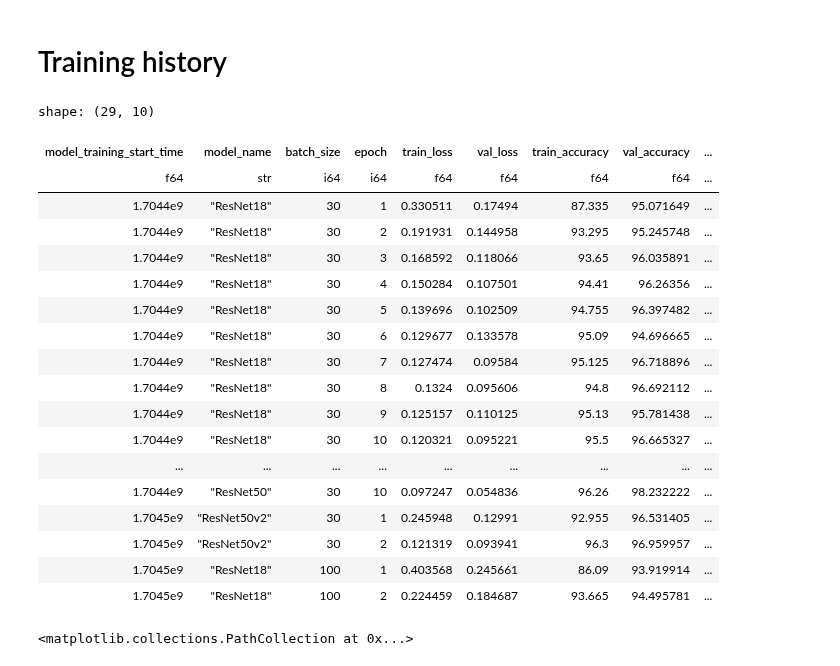
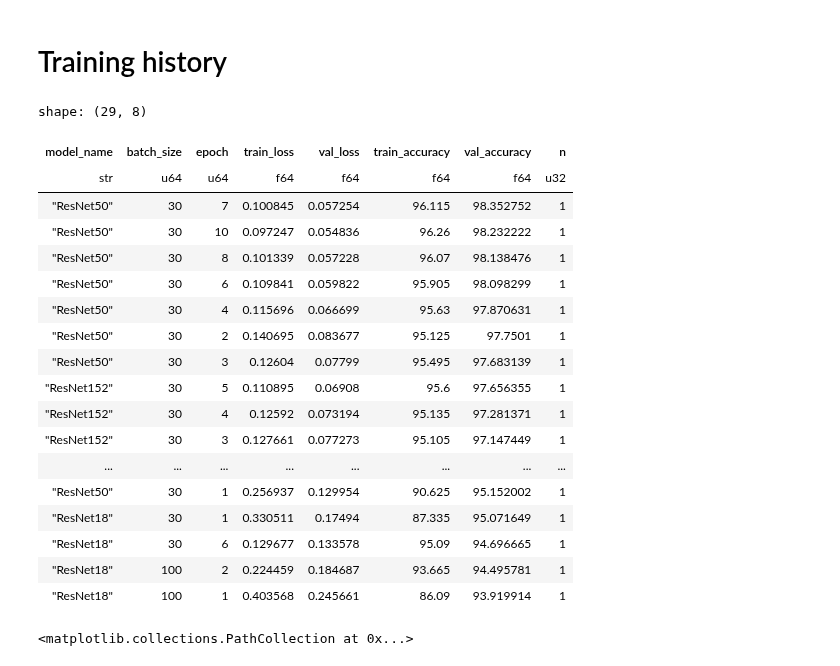
Before and after one commit to Breza/genderative_ai, a Jupyter notebook: Analysis/genderative_analysis.ipynb, the cells around one changed output. Saved outputs shown, nothing was run; the diff lists cells and outputs as text; code cells hidden in the pictures.

Commit message:
Calculates stats for different training runs using Polars lazy API, closes #17

```diff
--- a/Analysis/genderative_analysis.ipynb
+++ b/Analysis/genderative_analysis.ipynb
@@ -641,58 +641,59 @@ plot_training_progress(train_acc=resnet_train_epoch_accuracy,
 # %%
 # Load training_log.csv with column names
 training_log = pl.read_csv("training_log.csv",
                            has_header=False,
                            new_columns=["model_training_start_time", "model_name", "batch_size", "epoch",
                                         "train_loss", "val_loss", "train_accuracy", "val_accuracy",
                                         "epoch_completion_timestamp"],
                            schema={"model_training_start_time": pl.Float64,
                                    "model_name": pl.Utf8,
-                                   "batch_size": pl.Int64,
-                                   "epoch": pl.Int64,
+                                   "batch_size": pl.UInt64,
+                                   "epoch": pl.UInt64,
                                    "train_loss": pl.Float64,
                                    "val_loss": pl.Float64,
                                    "train_accuracy": pl.Float64,
                                    "val_accuracy": pl.Float64,
                                    "epoch_completion_timestamp": pl.Float64})
 
-(
+training_log = (
     training_log
     .lazy()
+    .with_columns(
+        (pl.col("epoch_completion_timestamp") - pl.col("model_training_start_time")).alias("epoch_duration")
+    )
     .group_by(["model_name", "batch_size", "epoch"])
     .agg(
         pl.median("train_loss").alias("train_loss"),
         pl.median("val_loss").alias("val_loss"),
         pl.median("train_accuracy").alias("train_accuracy"),
         pl.median("val_accuracy").alias("val_accuracy"),
         pl.count().alias("n")
     )
-    .sort(["model_name", "batch_size", "epoch"])
+    .sort('val_accuracy', descending=True)
     .collect()
-    )
+)
 
-training_log.with_columns(
-    (pl.col("epoch_completion_timestamp") - pl.col("model_training_start_time")).alias("epoch_duration")
-)
+training_log
 # %% [output]
-shape: (29, 10)
+shape: (29, 8)
-| model_training_start_time | model_name | batch_size | epoch | train_loss | val_loss | train_accuracy | val_accuracy | ... |
-| f64 | str | i64 | i64 | f64 | f64 | f64 | f64 | ... |
-| 1.7044e9 | "ResNet18" | 30 | 1 | 0.330511 | 0.17494 | 87.335 | 95.071649 | ... |
-| 1.7044e9 | "ResNet18" | 30 | 2 | 0.191931 | 0.144958 | 93.295 | 95.245748 | ... |
-| 1.7044e9 | "ResNet18" | 30 | 3 | 0.168592 | 0.118066 | 93.65 | 96.035891 | ... |
-| 1.7044e9 | "ResNet18" | 30 | 4 | 0.150284 | 0.107501 | 94.41 | 96.26356 | ... |
-| 1.7044e9 | "ResNet18" | 30 | 5 | 0.139696 | 0.102509 | 94.755 | 96.397482 | ... |
-| 1.7044e9 | "ResNet18" | 30 | 6 | 0.129677 | 0.133578 | 95.09 | 94.696665 | ... |
-| 1.7044e9 | "ResNet18" | 30 | 7 | 0.127474 | 0.09584 | 95.125 | 96.718896 | ... |
-| 1.7044e9 | "ResNet18" | 30 | 8 | 0.1324 | 0.095606 | 94.8 | 96.692112 | ... |
-| 1.7044e9 | "ResNet18" | 30 | 9 | 0.125157 | 0.110125 | 95.13 | 95.781438 | ... |
-| 1.7044e9 | "ResNet18" | 30 | 10 | 0.120321 | 0.095221 | 95.5 | 96.665327 | ... |
-| ... | ... | ... | ... | ... | ... | ... | ... | ... |
-| 1.7044e9 | "ResNet50" | 30 | 10 | 0.097247 | 0.054836 | 96.26 | 98.232222 | ... |
-| 1.7045e9 | "ResNet50v2" | 30 | 1 | 0.245948 | 0.12991 | 92.955 | 96.531405 | ... |
-| 1.7045e9 | "ResNet50v2" | 30 | 2 | 0.121319 | 0.093941 | 96.3 | 96.959957 | ... |
-| 1.7045e9 | "ResNet18" | 100 | 1 | 0.403568 | 0.245661 | 86.09 | 93.919914 | ... |
-| 1.7045e9 | "ResNet18" | 100 | 2 | 0.224459 | 0.184687 | 93.665 | 94.495781 | ... |
+| model_name | batch_size | epoch | train_loss | val_loss | train_accuracy | val_accuracy | n |
+| str | u64 | u64 | f64 | f64 | f64 | f64 | u32 |
+| "ResNet50" | 30 | 7 | 0.100845 | 0.057254 | 96.115 | 98.352752 | 1 |
+| "ResNet50" | 30 | 10 | 0.097247 | 0.054836 | 96.26 | 98.232222 | 1 |
+| "ResNet50" | 30 | 8 | 0.101339 | 0.057228 | 96.07 | 98.138476 | 1 |
+| "ResNet50" | 30 | 6 | 0.109841 | 0.059822 | 95.905 | 98.098299 | 1 |
+| "ResNet50" | 30 | 4 | 0.115696 | 0.066699 | 95.63 | 97.870631 | 1 |
+| "ResNet50" | 30 | 2 | 0.140695 | 0.083677 | 95.125 | 97.7501 | 1 |
+| "ResNet50" | 30 | 3 | 0.12604 | 0.07799 | 95.495 | 97.683139 | 1 |
+| "ResNet152" | 30 | 5 | 0.110895 | 0.06908 | 95.6 | 97.656355 | 1 |
+| "ResNet152" | 30 | 4 | 0.12592 | 0.073194 | 95.135 | 97.281371 | 1 |
+| "ResNet152" | 30 | 3 | 0.127661 | 0.077273 | 95.105 | 97.147449 | 1 |
+| ... | ... | ... | ... | ... | ... | ... | ... |
+| "ResNet50" | 30 | 1 | 0.256937 | 0.129954 | 90.625 | 95.152002 | 1 |
+| "ResNet18" | 30 | 1 | 0.330511 | 0.17494 | 87.335 | 95.071649 | 1 |
+| "ResNet18" | 30 | 6 | 0.129677 | 0.133578 | 95.09 | 94.696665 | 1 |
+| "ResNet18" | 100 | 2 | 0.224459 | 0.184687 | 93.665 | 94.495781 | 1 |
+| "ResNet18" | 100 | 1 | 0.403568 | 0.245661 | 86.09 | 93.919914 | 1 |
 # %%
 fig, ax = plt.subplots()
 # %% [output]
```
